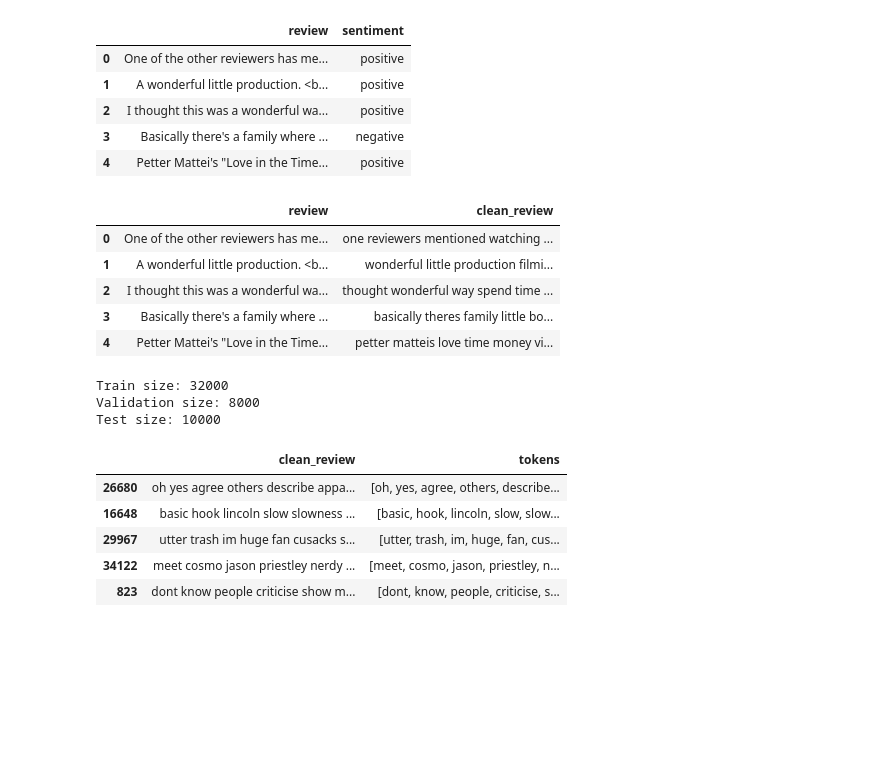
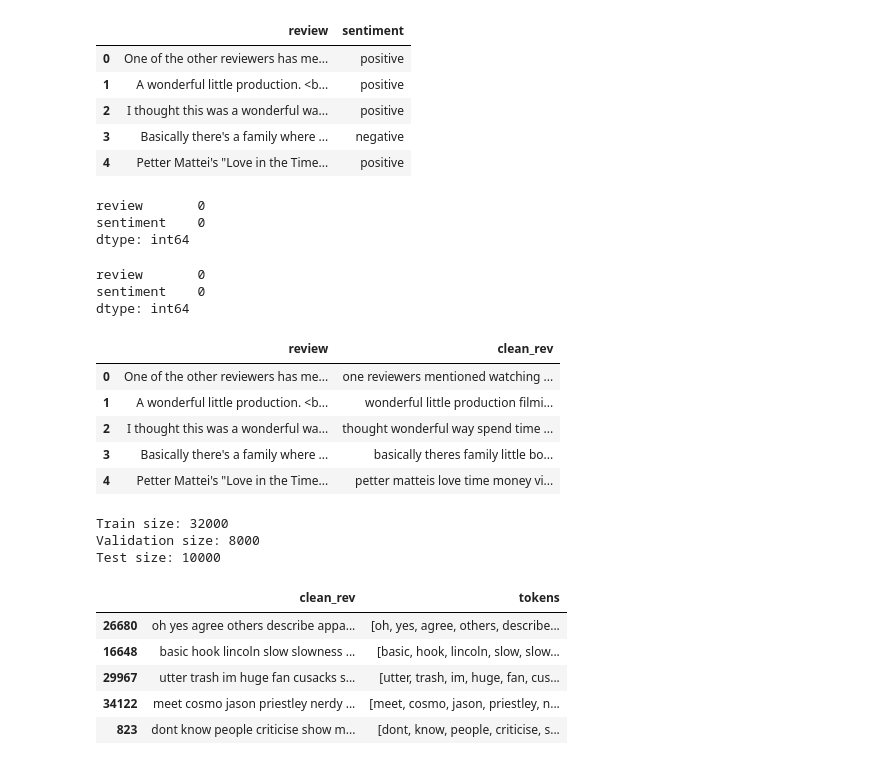
Before and after one commit to i-ganza007/Sentiment_Analysis_Formative, a Jupyter notebook: LSTM_Analysis.ipynb, the cells around one changed output. Cells and saved outputs as stored; diff of their text form; code cells hidden in the pictures; blank space fills up the shorter version.

```diff
--- a/LSTM_Analysis.ipynb
+++ b/LSTM_Analysis.ipynb
@@ -40,7 +68,6 @@ from tensorflow.keras.callbacks import EarlyStopping
 # %%
-path = '/kaggle/input/imdb-dataset-of-50k-movie-reviews/IMDB Dataset.csv'
-df = pd.read_csv(path)
-
+data = '/kaggle/input/imdb-sentiment-analysis/IMDB Dataset.csv'
+df = pd.read_csv(data)
 df.head()
 # %% [output]
 |  | review | sentiment |
@@ -49,24 +76,36 @@ df.head()
 | 2 | I thought this was a wonderful wa... | positive |
 | 3 | Basically there's a family where ... | negative |
 | 4 | Petter Mattei's "Love in the Time... | positive |
+# %%
+df.isna().sum()
+# %% [output]
+review       0
+sentiment    0
+dtype: int64
+# %%
+df.isnull().sum()
+# %% [output]
+review       0
+sentiment    0
+dtype: int64
 # %%
 stop_words = set(stopwords.words('english'))
 
 def preprocess_text(text):
     text = text.lower()
     text = re.sub(r'<.*?>', '', text)
     text = re.sub(r'http\S+|www\S+', '', text)
     text = re.sub(r'[^a-z\s]', '', text)
     text = re.sub(r'\s+', ' ', text).strip()
     tokens = text.split()
     tokens = [word for word in tokens if word not in stop_words]
     return " ".join(tokens)
 
-df['clean_review'] = df['review'].apply(preprocess_text)
+df['clean_rev'] = df['review'].apply(preprocess_text)
 
-df[['review', 'clean_review']].head()
+df[['review', 'clean_rev']].head()
 # %% [output]
-|  | review | clean_review |
+|  | review | clean_rev |
 | 0 | One of the other reviewers has me... | one reviewers mentioned watching ... |
 | 1 | A wonderful little production. <b... | wonderful little production filmi... |
 | 2 | I thought this was a wonderful wa... | thought wonderful way spend time ... |
@@ -87,13 +124,14 @@ Train size: 32000
 Validation size: 8000
 Test size: 10000
 # %%
-train_df['tokens'] = train_df['clean_review'].apply(word_tokenize)
-val_df['tokens'] = val_df['clean_review'].apply(word_tokenize)
-test_df['tokens'] = test_df['clean_review'].apply(word_tokenize)
+import nltk
+train_sec_df['tokens'] = train_sec_df['clean_rev'].apply(word_tokenize)
+val_df['tokens'] = val_df['clean_rev'].apply(word_tokenize)
+test_df['tokens'] = test_df['clean_rev'].apply(word_tokenize)
 
-train_df[['clean_review', 'tokens']].head()
+train_sec_df[['clean_rev', 'tokens']].head()
 # %% [output]
-|  | clean_review | tokens |
+|  | clean_rev | tokens |
 | 26680 | oh yes agree others describe appa... | [oh, yes, agree, others, describe... |
 | 16648 | basic hook lincoln slow slowness ... | [basic, hook, lincoln, slow, slow... |
 | 29967 | utter trash im huge fan cusacks s... | [utter, trash, im, huge, fan, cus... |
```
Also changed, not shown: parts of 10 cells of this notebook.
